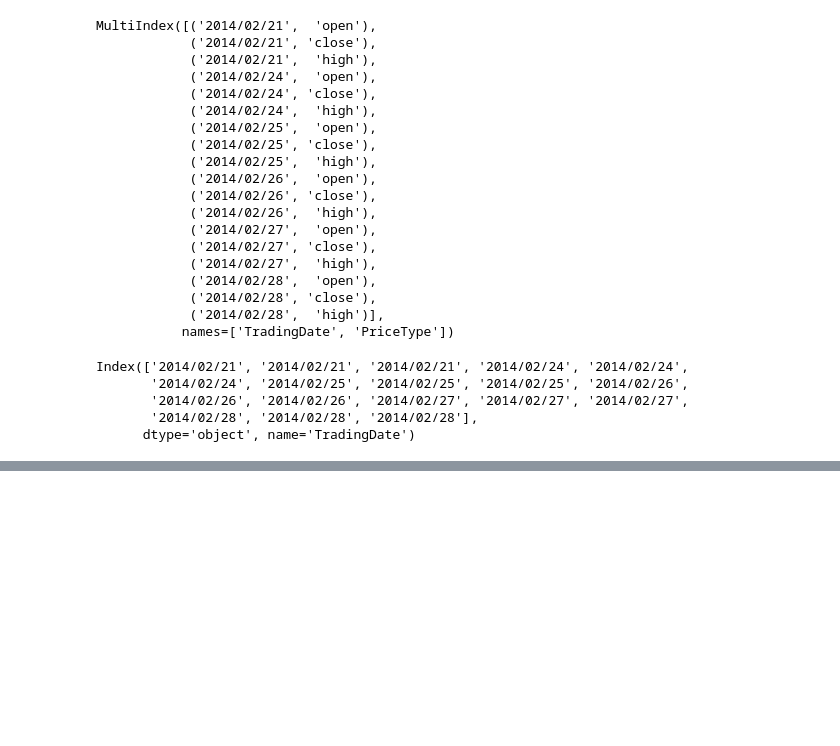
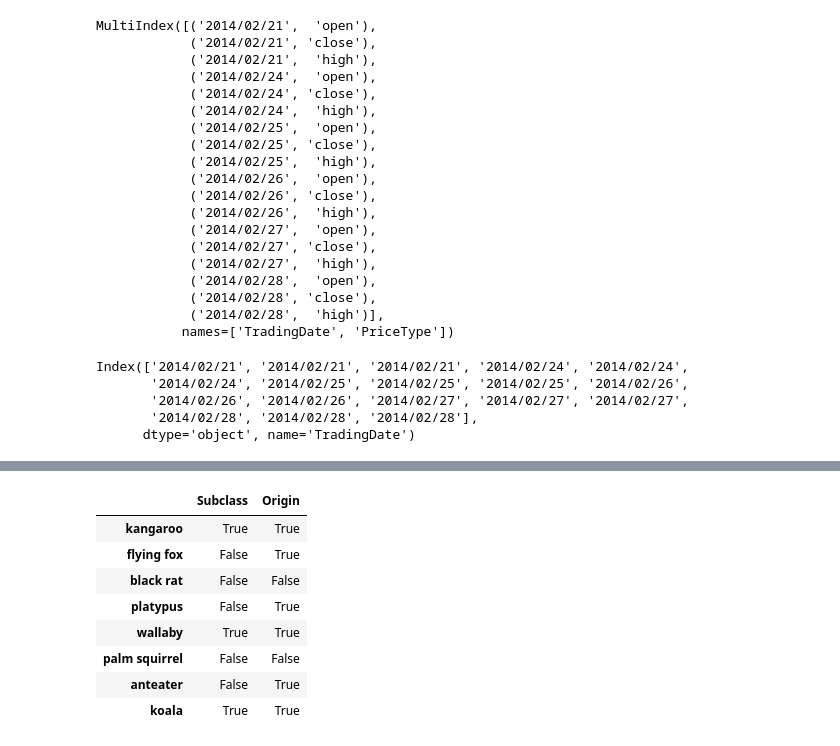
Before and after one commit to santhimaddipudi/Python-work, a Jupyter notebook: Operations_in_pandas.ipynb, the cells around one changed output, grey strips where cells are left out. Cells and saved outputs as stored; diff of their text form; code cells hidden in the pictures; blank space fills up the shorter version.

```diff
--- a/Operations_in_pandas.ipynb
+++ b/Operations_in_pandas.ipynb
@@ -362,0 +410,12 @@ Index(['2014/02/21', '2014/02/21', '2014/02/21', '2014/02/24', '2014/02/24',
+# %%
+aussieMammalsDF.isin({'Subclass':['marsupial'],'Origin':['native']})
+# %% [output]
+|  | Subclass | Origin |
+| kangaroo | True | True |
+| flying fox | False | True |
+| black rat | False | False |
+| platypus | False | True |
+| wallaby | True | True |
+| palm squirrel | False | False |
+| anteater | False | True |
+| koala | True | True |
```
Also changed, not shown: parts of 5 cells of this notebook.
